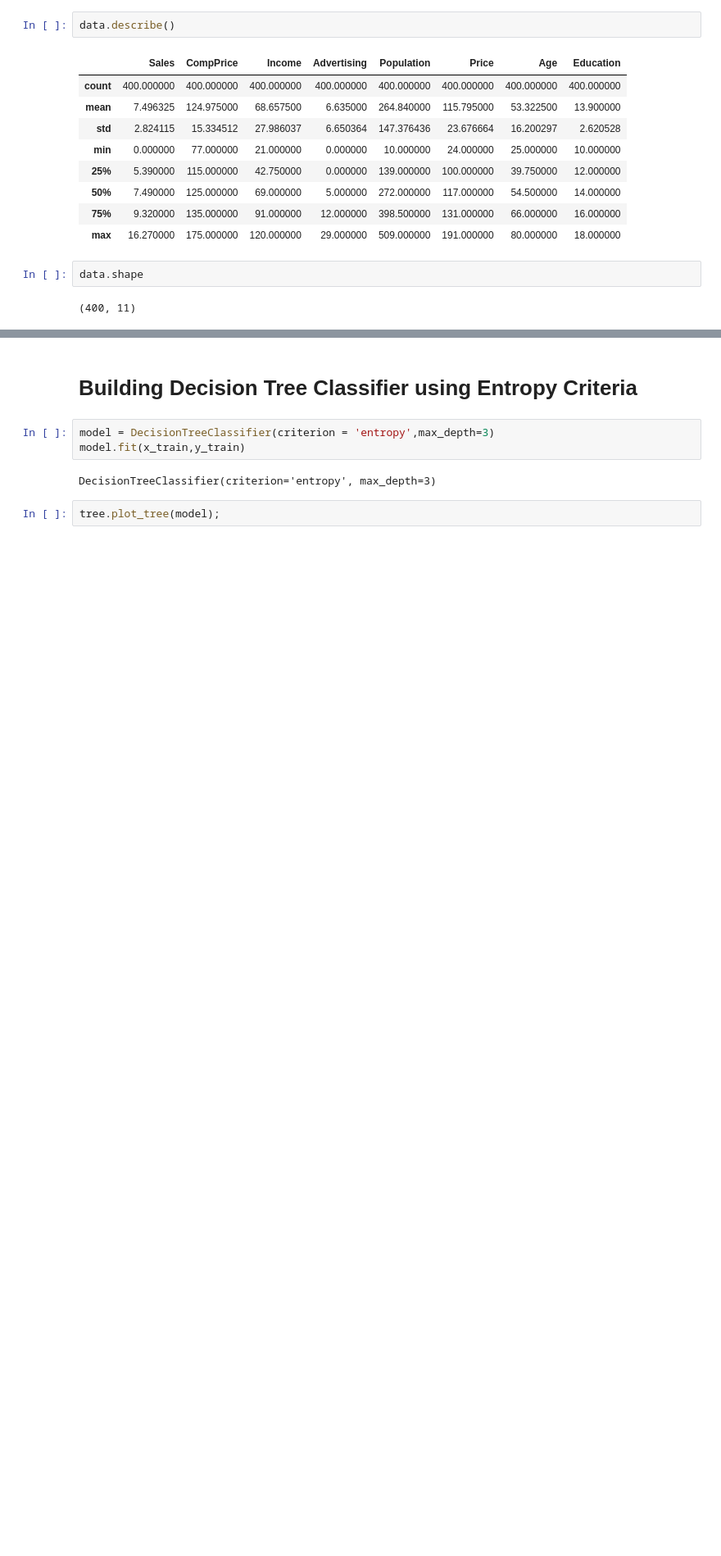
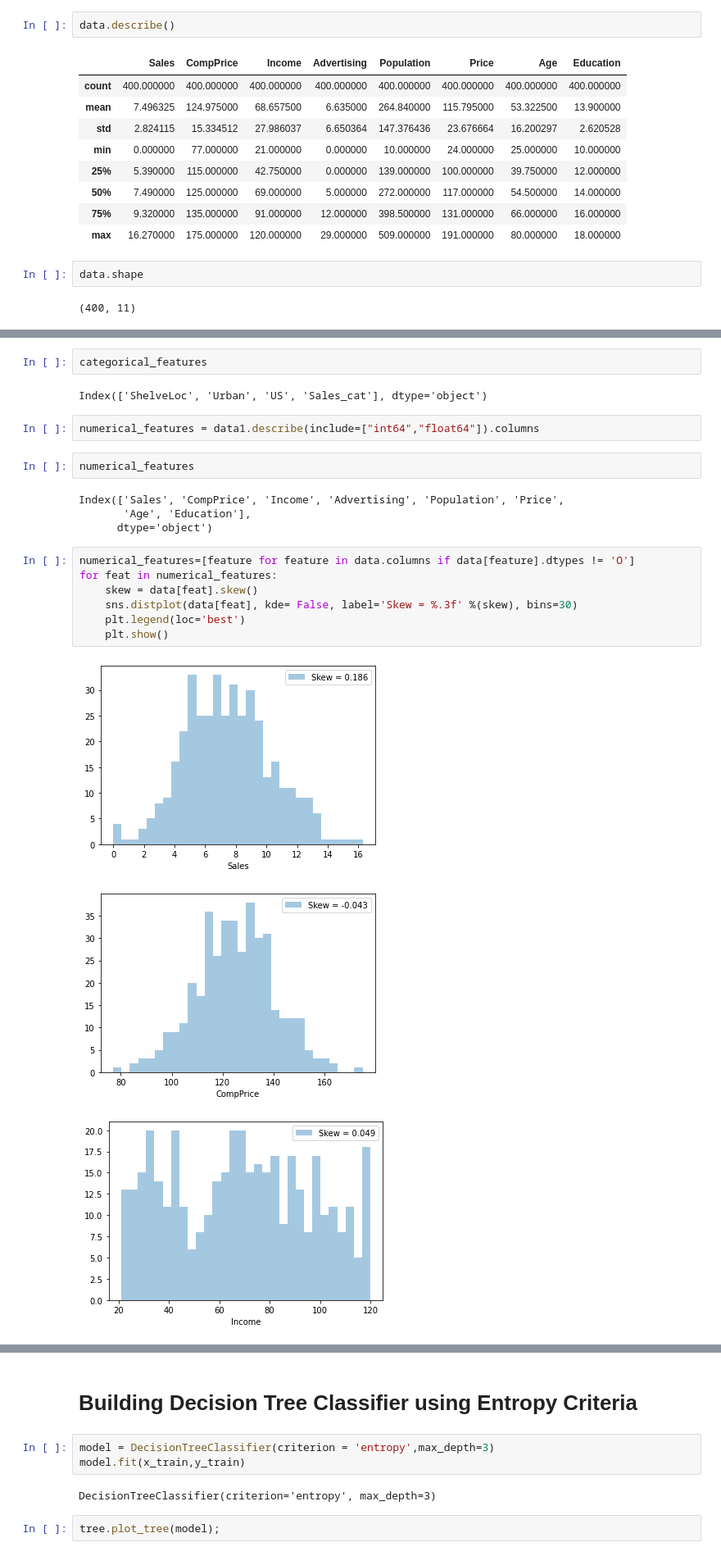
Before and after one commit to SamadSultan/14-DECISION-TREE, a Jupyter notebook: Company_Data.ipynb, the cells around one changed output, grey strips where cells are left out. Shown at 82% size. Drawn from its saved outputs; the diff is of its cells as text; blank space fills up the shorter version.

```diff
--- a/Company_Data.ipynb
+++ b/Company_Data.ipynb
@@ -137,0 +134,23 @@ Name: ShelveLoc, Length: 400, dtype: int64
+# %%
+categorical_features
+# %% [output]
+Index(['ShelveLoc', 'Urban', 'US', 'Sales_cat'], dtype='object')
+# %%
+numerical_features = data1.describe(include=["int64","float64"]).columns
+# %%
+numerical_features
+# %% [output]
+Index(['Sales', 'CompPrice', 'Income', 'Advertising', 'Population', 'Price',
+       'Age', 'Education'],
+      dtype='object')
+# %%
+numerical_features=[feature for feature in data.columns if data[feature].dtypes != 'O']
+for feat in numerical_features:
+    skew = data[feat].skew()
+    sns.distplot(data[feat], kde= False, label='Skew = %.3f' %(skew), bins=30)
+    plt.legend(loc='best')
+    plt.show()
+# %% [output]
+[figure, added]
+[figure, added]
+[figure, added]
```
Also changed, not shown: parts of 57 cells of this notebook, 1 other file.
